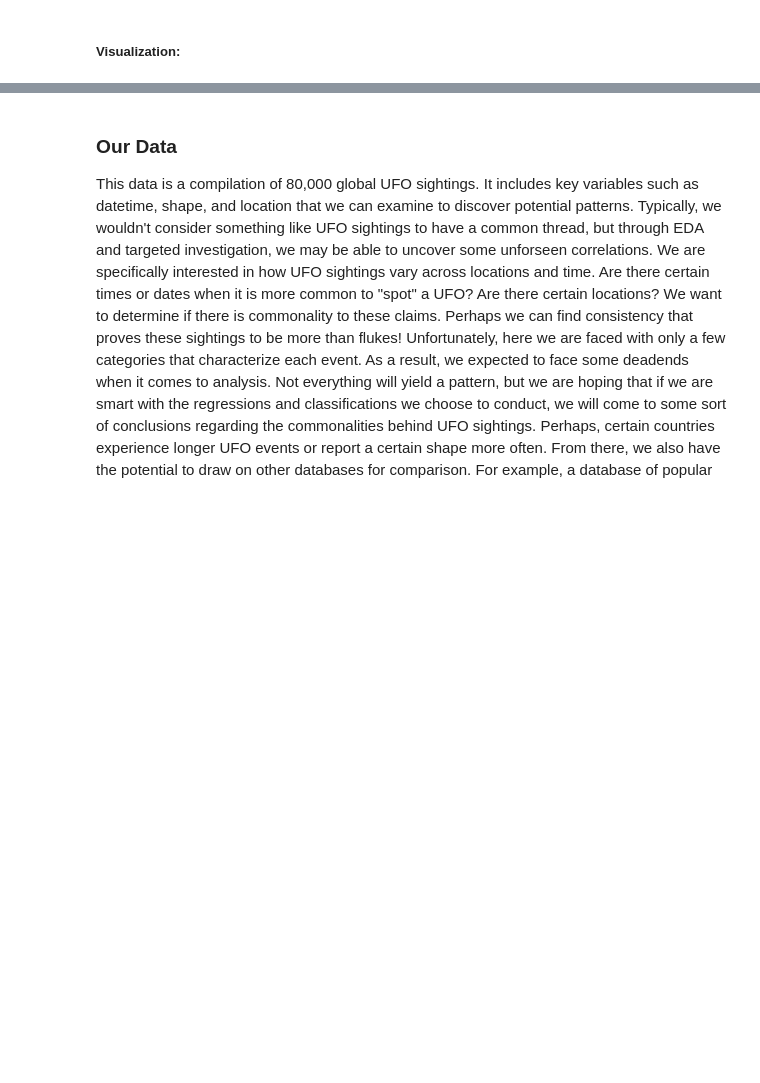
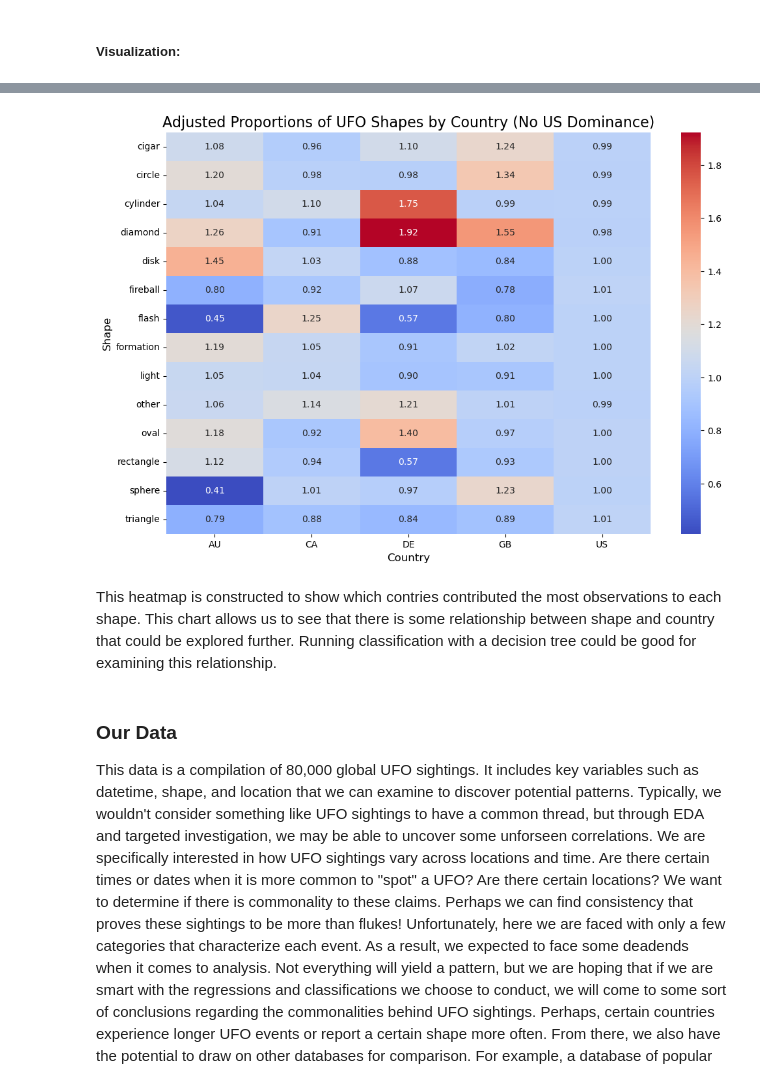
Before and after one commit to avery32/group_project, a Jupyter notebook: ufo_sightings-2.ipynb, the cells around one changed output, grey strips where cells are left out. Drawn from its saved outputs; the diff is of its cells as text; code cells hidden in the pictures; blank space fills up the shorter version.

```diff
--- a/ufo_sightings-2.ipynb
+++ b/ufo_sightings-2.ipynb
@@ -383,0 +381,4 @@ pd.crosstab(ufo['country'],ufo['year'], normalize='index') #sightings by country
+# %%
+country_overall = ufo['country'].value_counts(normalize=True)
+shape_country = pd.crosstab(ufo['shape'], ufo['country'], normalize='index')
+adjusted_proportions = shape_country.div(country_overall, axis=1)
@@ -384,3 +404,24 @@ pd.crosstab(ufo['country'],ufo['year'], normalize='index') #sightings by country
+# %%
+import seaborn as sns
+import matplotlib.pyplot as plt
+
+# Assuming you've already run the steps to create `adjusted_proportions` DataFrame
+
+# Plot the heatmap
+plt.figure(figsize=(12, 8))
+sns.heatmap(adjusted_proportions, cmap="coolwarm", annot=True, fmt=".2f", cbar=True)
+
+# Title and labels
+plt.title('Adjusted Proportions of UFO Shapes by Country (No US Dominance)', fontsize=16)
+plt.xlabel('Country', fontsize=12)
+plt.ylabel('Shape', fontsize=12)
+
+# Show the plot
+plt.show()
+# %% [output]
+[figure, added]
+# %% [markdown]
+This heatmap is constructed to show which contries contributed the most observations to each shape. This chart allows us to see that there is some relationship between shape and country that could be explored further. Running classification with a decision tree could be good for examining this relationship.
 # %% [markdown]
 ### Our Data ###
 This data is a compilation of 80,000 global UFO sightings. It includes key variables such as datetime, shape, and location that we can examine to discover potential patterns. Typically, we wouldn't consider something like UFO sightings to have a common thread, but through EDA and targeted investigation, we may be able to uncover some unforseen correlations. We are specifically interested in how UFO sightings vary across locations and time. Are there certain times or dates when it is more common to "spot" a UFO? Are there certain locations? We want to determine if there is commonality to these claims. Perhaps we can find consistency that proves these sightings to be more than flukes! Unfortunately, here we are faced with only a few categories that characterize each event. As a result, we expected to face some deadends when it comes to analysis. Not everything will yield a pattern, but we are hoping that if we are smart with the regressions and classifications we choose to conduct, we will come to some sort of conclusions regarding the commonalities behind UFO sightings. Perhaps, certain countries experience longer UFO events or report a certain shape more often. From there, we also have the potential to draw on other databases for comparison. For example, a database of popular dates for fireworks show may relate to dates when a lot of UFOs are spotted. That comparison may build on our potential for more patterns and correlations.
```
Also changed, not shown: parts of 18 cells of this notebook.
